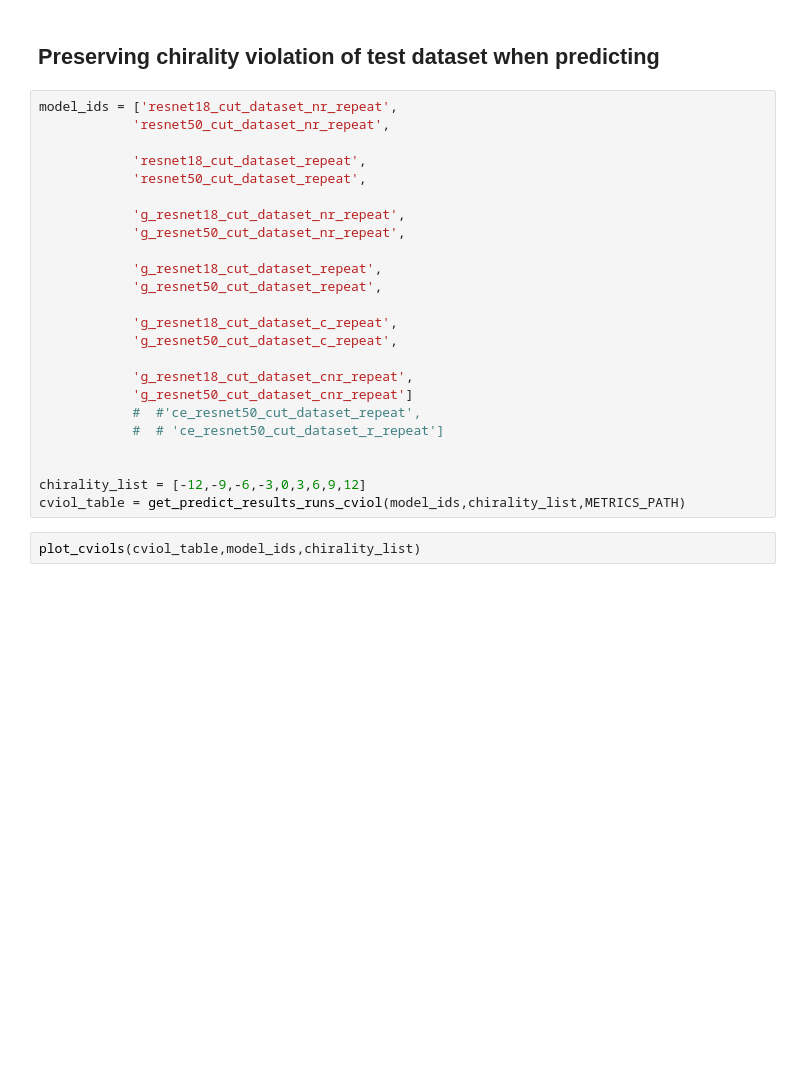
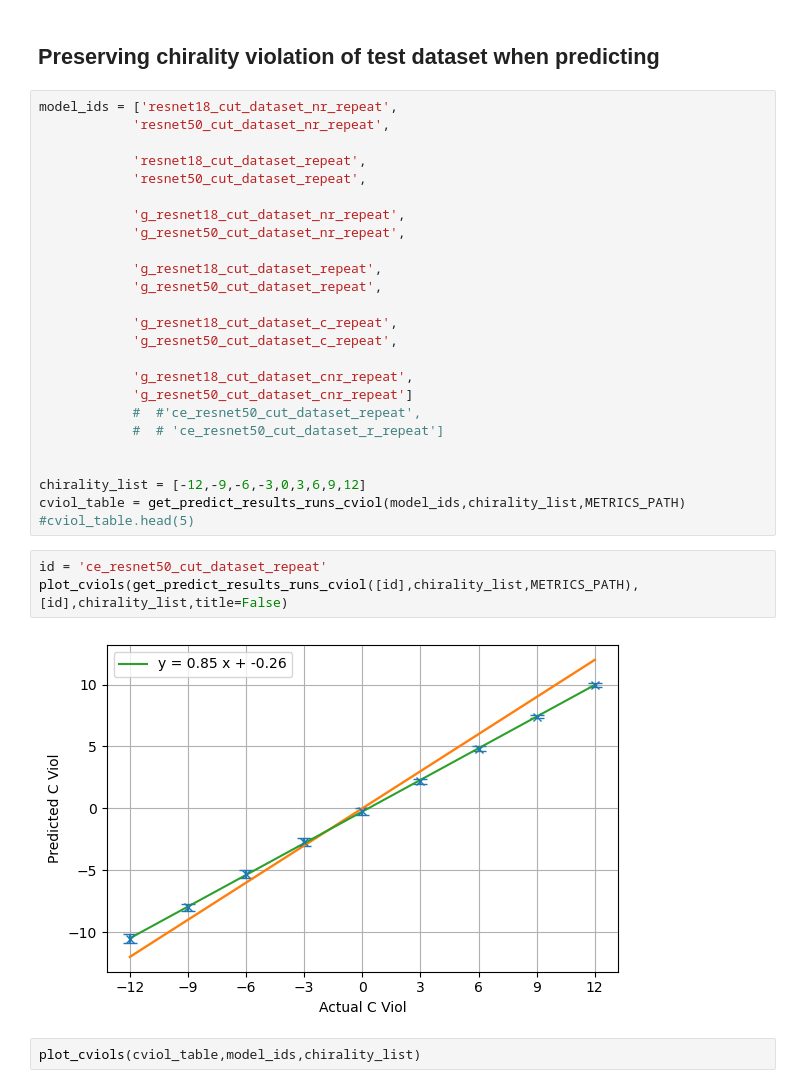
Before and after one commit to neil-power/mphys-galaxy, a Jupyter notebook: Code/model_metrics.ipynb, the cells around one changed output. Saved outputs shown, nothing was run; the diff lists cells and outputs as text; blank space fills up the shorter version.

```diff
--- a/Code/model_metrics.ipynb
+++ b/Code/model_metrics.ipynb
@@ -225,6 +252,12 @@ model_ids = ['resnet18_cut_dataset_nr_repeat',
 
 chirality_list = [-12,-9,-6,-3,0,3,6,9,12]
 cviol_table = get_predict_results_runs_cviol(model_ids,chirality_list,METRICS_PATH)
+#cviol_table.head(5)
+# %%
+id = 'ce_resnet50_cut_dataset_repeat'
+plot_cviols(get_predict_results_runs_cviol([id],chirality_list,METRICS_PATH),[id],chirality_list,title=False)
+# %% [output]
+[figure, added]
 # %%
 plot_cviols(cviol_table,model_ids,chirality_list)
 # %% [output]
```
Also changed, not shown: parts of 7 cells of this notebook, 4 other files.
